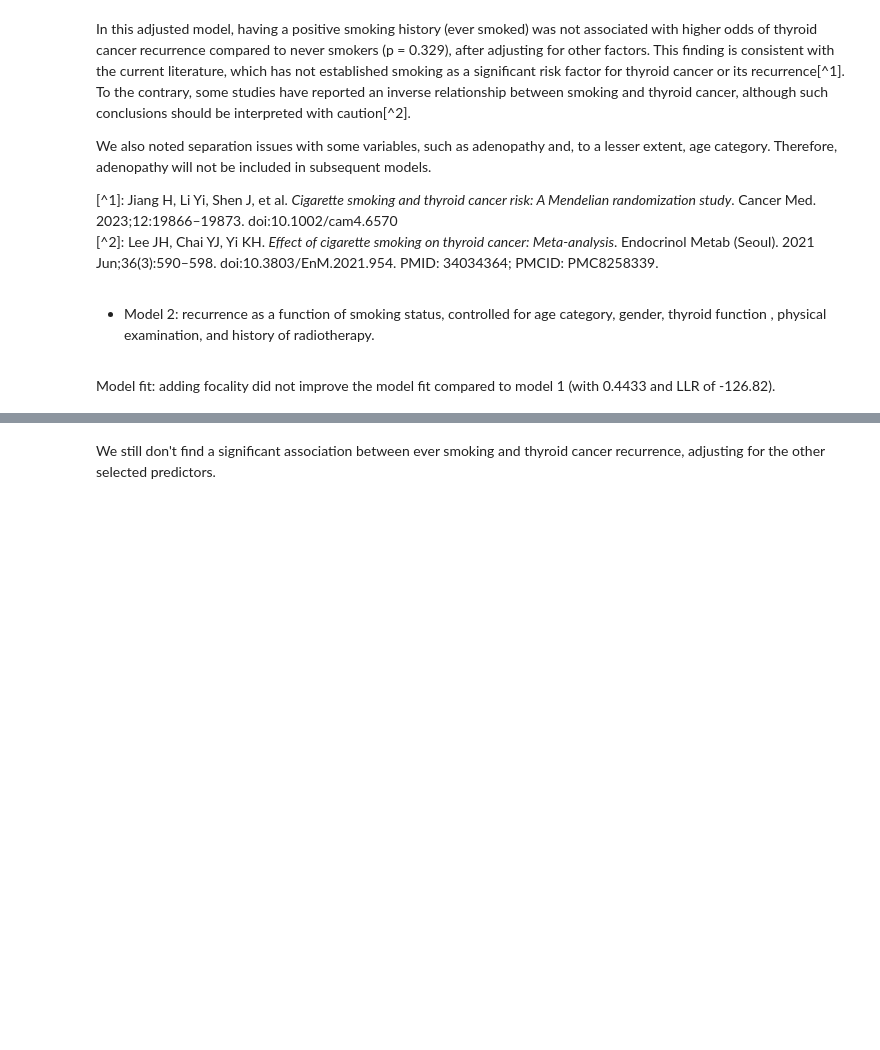
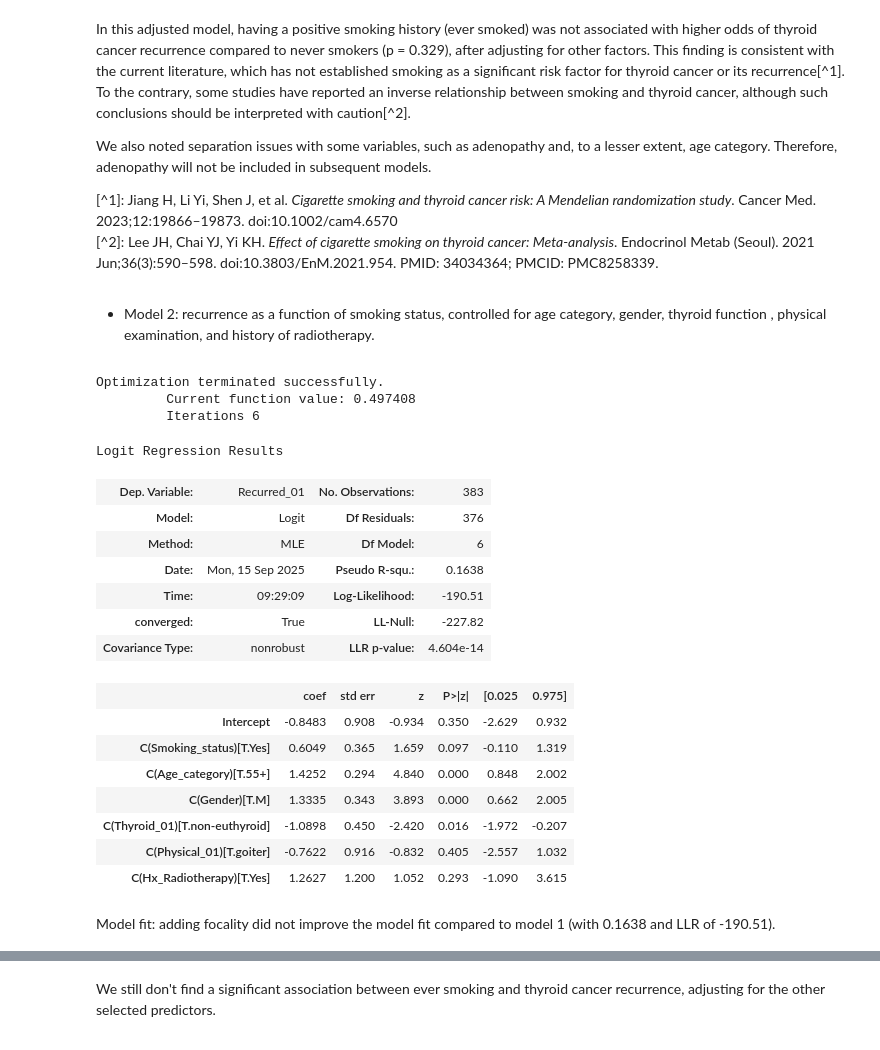
Before and after one commit to andrewnana/Python-Machine-Learning, a Jupyter notebook: Tcr-part1-EDA-logistic-regression.ipynb, the cells around one changed output, grey strips where cells are left out. Saved outputs shown, nothing was run; the diff lists cells and outputs as text; code cells hidden in the pictures; blank space fills up the shorter version.

```diff
--- a/Tcr-part1-EDA-logistic-regression.ipynb
+++ b/Tcr-part1-EDA-logistic-regression.ipynb
@@ -624,13 +760,33 @@ We also noted separation issues with some variables, such as adenopathy and, to
 # %%
 formula2 = (
     "Recurred_01 ~ C(Smoking_status) + C(Age_category) + C(Gender) + "
-    "C(Thyroid_01) + C(Physical_01) + C(Adenopathy_01) + C(Hx_Radiotherapy)"
+    "C(Thyroid_01) + C(Physical_01) +  C(Hx_Radiotherapy)"
 )
 
 log_model2 = smf.logit(formula=formula2, data=tcr_log).fit()
 log_model2.summary()
+# %% [output]
+Optimization terminated successfully.
+         Current function value: 0.497408
+         Iterations 6
+Logit Regression Results
+| Dep. Variable: | Recurred_01 | No. Observations: | 383 |
+| Model: | Logit | Df Residuals: | 376 |
+| Method: | MLE | Df Model: | 6 |
+| Date: | Mon, 15 Sep 2025 | Pseudo R-squ.: | 0.1638 |
+| Time: | 09:29:09 | Log-Likelihood: | -190.51 |
+| converged: | True | LL-Null: | -227.82 |
+| Covariance Type: | nonrobust | LLR p-value: | 4.604e-14 |
+|  | coef | std err | z | P>|z| | [0.025 | 0.975] |
+| Intercept | -0.8483 | 0.908 | -0.934 | 0.350 | -2.629 | 0.932 |
+| C(Smoking_status)[T.Yes] | 0.6049 | 0.365 | 1.659 | 0.097 | -0.110 | 1.319 |
+| C(Age_category)[T.55+] | 1.4252 | 0.294 | 4.840 | 0.000 | 0.848 | 2.002 |
+| C(Gender)[T.M] | 1.3335 | 0.343 | 3.893 | 0.000 | 0.662 | 2.005 |
+| C(Thyroid_01)[T.non-euthyroid] | -1.0898 | 0.450 | -2.420 | 0.016 | -1.972 | -0.207 |
+| C(Physical_01)[T.goiter] | -0.7622 | 0.916 | -0.832 | 0.405 | -2.557 | 1.032 |
+| C(Hx_Radiotherapy)[T.Yes] | 1.2627 | 1.200 | 1.052 | 0.293 | -1.090 | 3.615 |
 # %% [markdown]
 <span style=font-size:14px>
 Model fit:
-adding focality did not improve the model fit compared to model 1 (with 0.4433 and LLR of -126.82).
+adding focality did not improve the model fit compared to model 1 (with 0.1638 and LLR of -190.51).
 # %%
```
Also changed, not shown: parts of 45 cells of this notebook, 2 other files.
